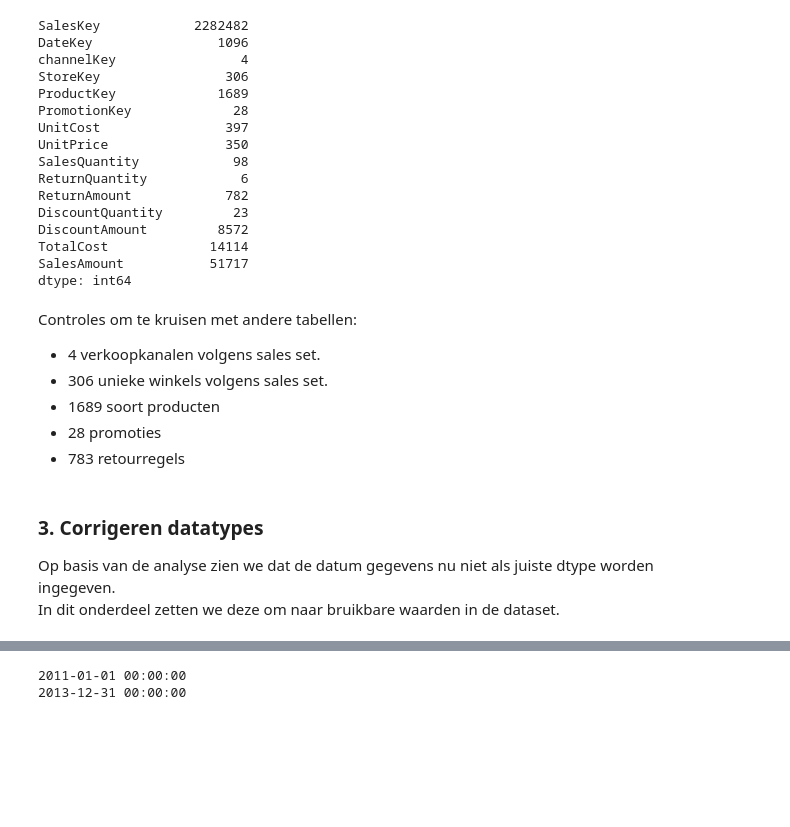
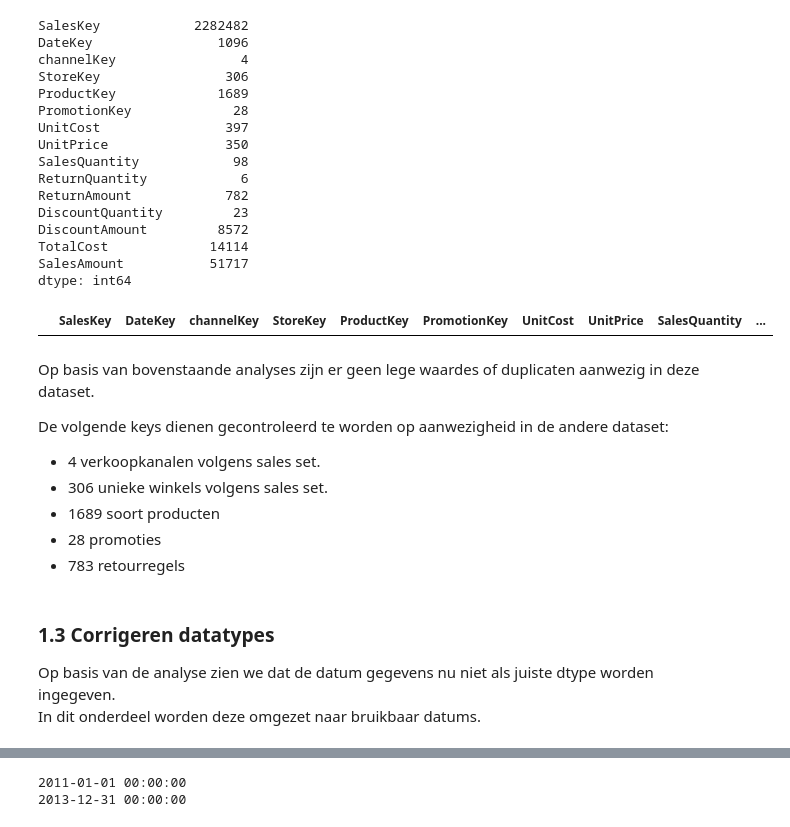
Before and after one commit to Jcpvanbers/Datasets-minor, a Jupyter notebook: Data analyse Contoso.ipynb, the cells around one changed output, grey strips where cells are left out. Cells and saved outputs as stored; diff of their text form; code cells hidden in the pictures; blank space fills up the shorter version.

```diff
--- a/Data analyse Contoso.ipynb
+++ b/Data analyse Contoso.ipynb
@@ -136,18 +133,25 @@ DiscountAmount         8572
 TotalCost             14114
 SalesAmount           51717
 dtype: int64
+# %%
+sales_df[sales_df.duplicated()]
+#Checken op duplicated rows
+# %% [output]
+|  | SalesKey | DateKey | channelKey | StoreKey | ProductKey | PromotionKey | UnitCost | UnitPrice | SalesQuantity | ... |
 # %% [markdown]
-Controles om te kruisen met andere tabellen:
+Op basis van bovenstaande analyses zijn er geen lege waardes of duplicaten aanwezig in deze dataset.
+
+De volgende keys dienen gecontroleerd te worden op aanwezigheid in de andere dataset:
 - 4 verkoopkanalen volgens sales set.
 - 306 unieke winkels volgens sales set.
 - 1689 soort producten
 - 28 promoties
 - 783 retourregels
 # %% [markdown]
-### 3. Corrigeren datatypes
+### 1.3 Corrigeren datatypes
 
 Op basis van de analyse zien we dat de datum gegevens nu niet als juiste dtype worden ingegeven.
-In dit onderdeel zetten we deze om naar bruikbare waarden in de dataset.
+In dit onderdeel worden deze omgezet naar bruikbaar datums.
 # %%
 sales_df2 = sales_df.copy()
 #Dataframe kopieeëren als backup
```
Also changed, not shown: parts of 33 cells of this notebook, 1 other file.
